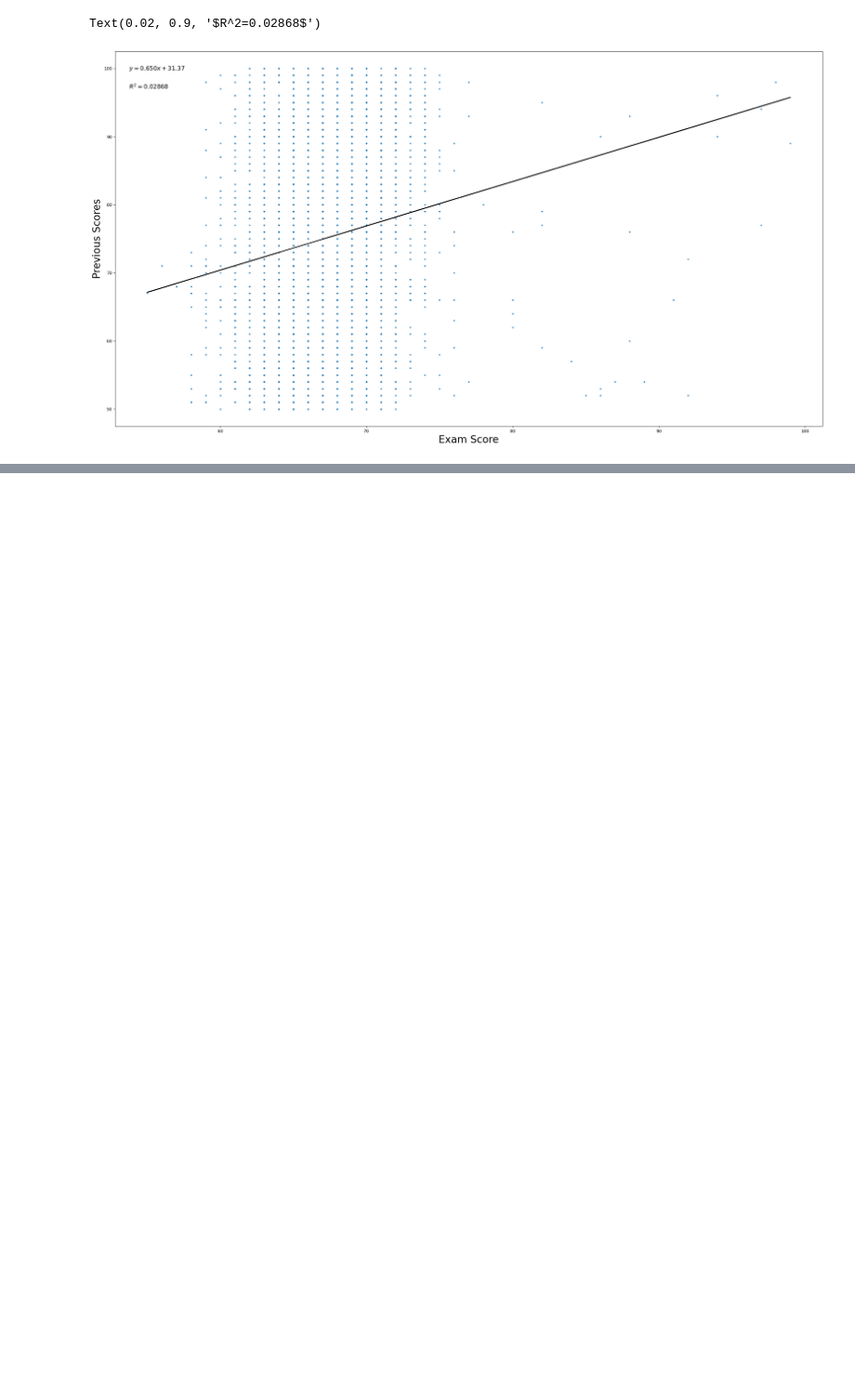
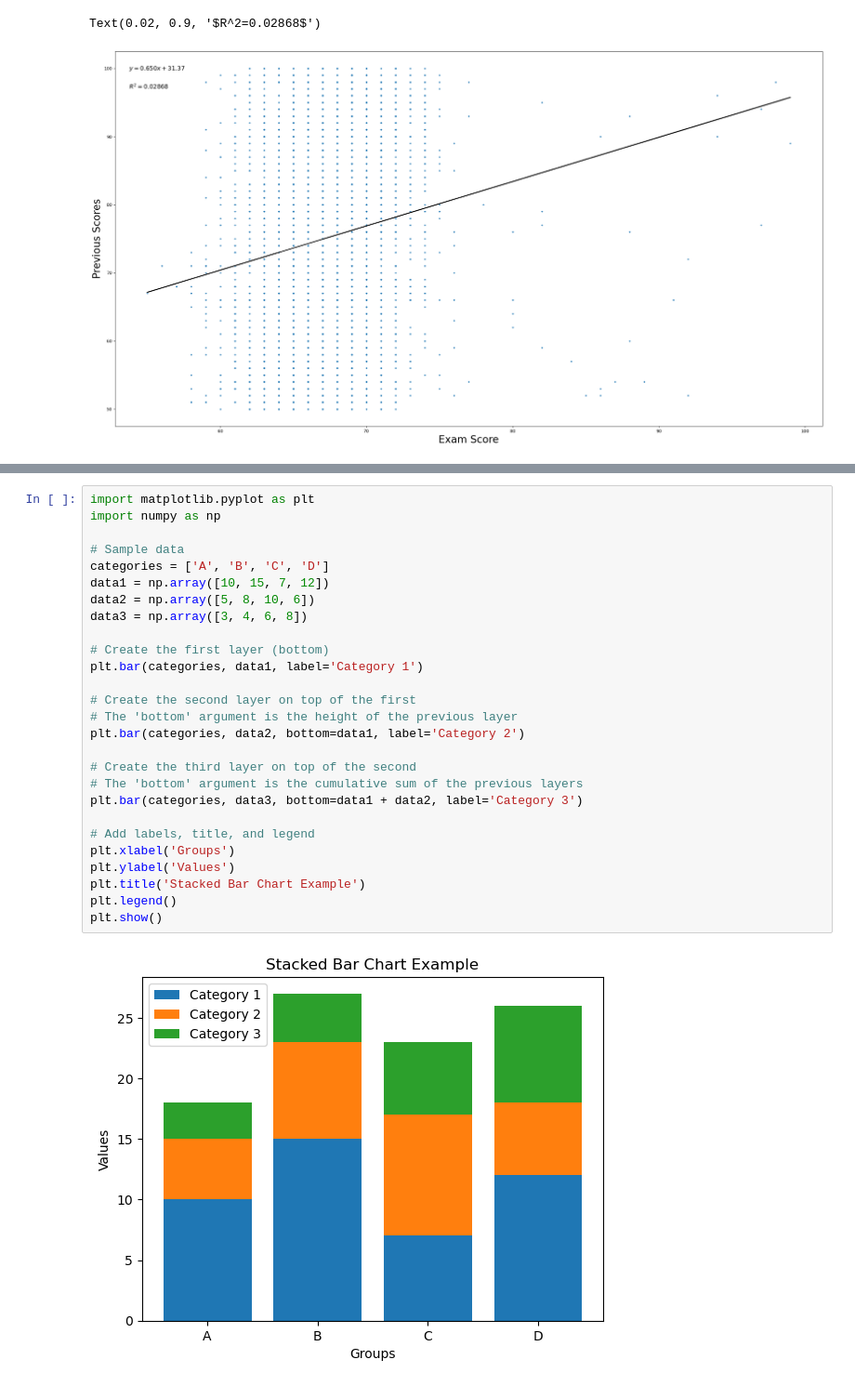
Before and after one commit to ribells/sammy-bruce, a Jupyter notebook: Week 2/Sammy_workbook-week2-edit.ipynb, the cells around one changed output, grey strips where cells are left out. Shown at 93% size. Drawn from its saved outputs; the diff is of its cells as text; blank space fills up the shorter version.

```diff
--- a/Week 2/Sammy_workbook-week2-edit.ipynb
+++ b/Week 2/Sammy_workbook-week2-edit.ipynb
@@ -195,0 +303,29 @@ Text(0.02, 0.9, '$R^2=0.02868$')
+# %%
+import matplotlib.pyplot as plt
+import numpy as np
+
+# Sample data
+categories = ['A', 'B', 'C', 'D']
+data1 = np.array([10, 15, 7, 12])
+data2 = np.array([5, 8, 10, 6])
+data3 = np.array([3, 4, 6, 8])
+
+# Create the first layer (bottom)
+plt.bar(categories, data1, label='Category 1')
+
+# Create the second layer on top of the first
+# The 'bottom' argument is the height of the previous layer
+plt.bar(categories, data2, bottom=data1, label='Category 2')
+
+# Create the third layer on top of the second
+# The 'bottom' argument is the cumulative sum of the previous layers
+plt.bar(categories, data3, bottom=data1 + data2, label='Category 3')
+
+# Add labels, title, and legend
+plt.xlabel('Groups')
+plt.ylabel('Values')
+plt.title('Stacked Bar Chart Example')
+plt.legend()
+plt.show()
+# %% [output]
+[figure, added]
```
Also changed, not shown: parts of 4 cells of this notebook.
